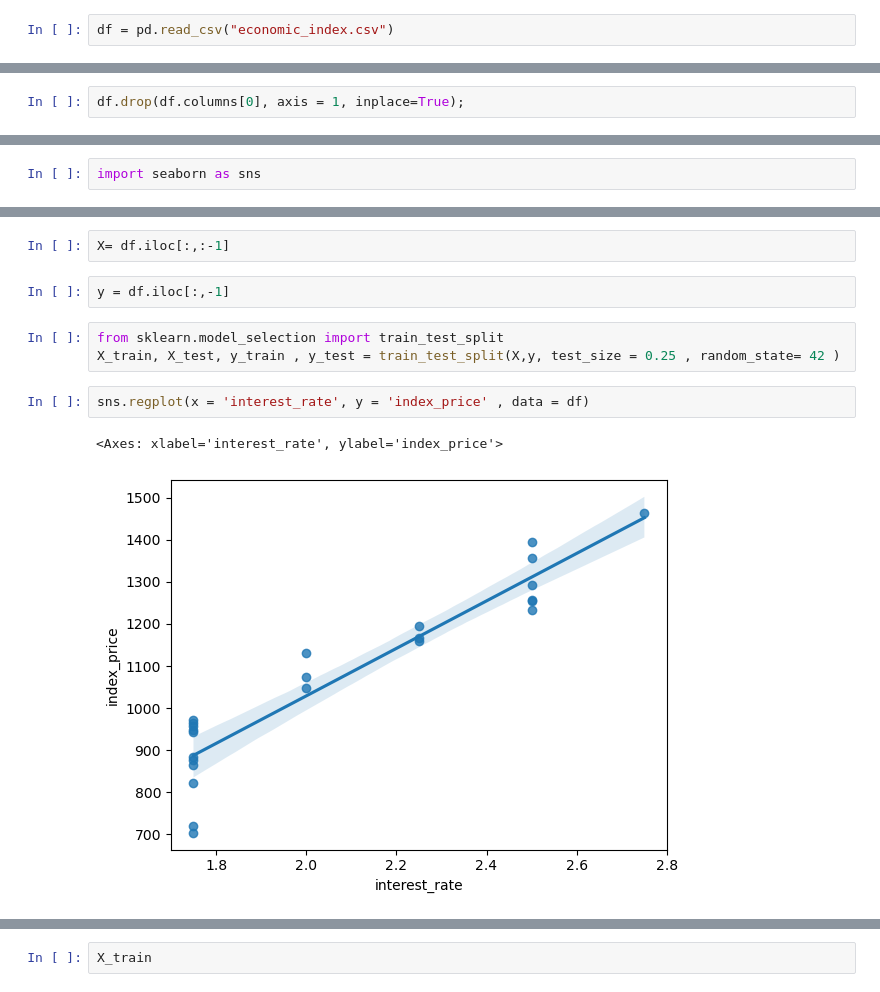
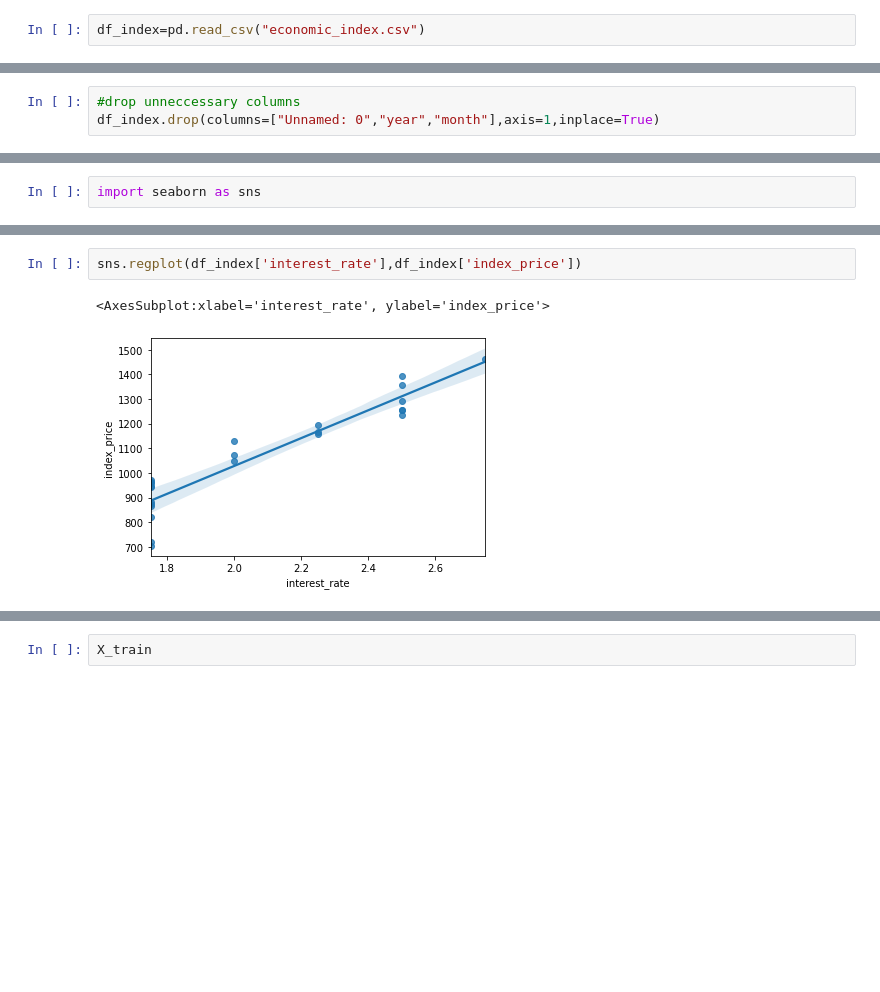
Before and after one commit to Ayamatr1x/Mlearning, a Jupyter notebook: MULTIPLE.ipynb, the cells around one changed output, grey strips where cells are left out. Cells and saved outputs as stored; diff of their text form; blank space fills up the shorter version.

```diff
--- a/MULTIPLE.ipynb
+++ b/MULTIPLE.ipynb
@@ -5,2 +6,2 @@ import matplotlib.pyplot as plt
 # %%
-df = pd.read_csv("economic_index.csv")
+df_index=pd.read_csv("economic_index.csv")
@@ -16,3 +17,4 @@ df = pd.read_csv("economic_index.csv")
 # %%
-df.drop(df.columns[0], axis = 1, inplace=True);
+#drop unneccessary columns
+df_index.drop(columns=["Unnamed: 0","year","month"],axis=1,inplace=True)
 # %%
@@ -68,13 +98,6 @@ plt.show()
-# %%
-X= df.iloc[:,:-1]
-# %%
-y = df.iloc[:,-1]
-# %%
-from sklearn.model_selection import train_test_split
-X_train, X_test, y_train , y_test = train_test_split(X,y, test_size = 0.25 , random_state= 42 )
 # %%
-sns.regplot(x = 'interest_rate', y = 'index_price' , data = df)
+sns.regplot(df_index['interest_rate'],df_index['index_price'])
 # %% [output]
-<Axes: xlabel='interest_rate', ylabel='index_price'>
+<AxesSubplot:xlabel='interest_rate', ylabel='index_price'>
-[figure, old version]
+[figure, new version]
 # %%
```
Also changed, not shown: parts of 41 cells of this notebook, 1 other file.
